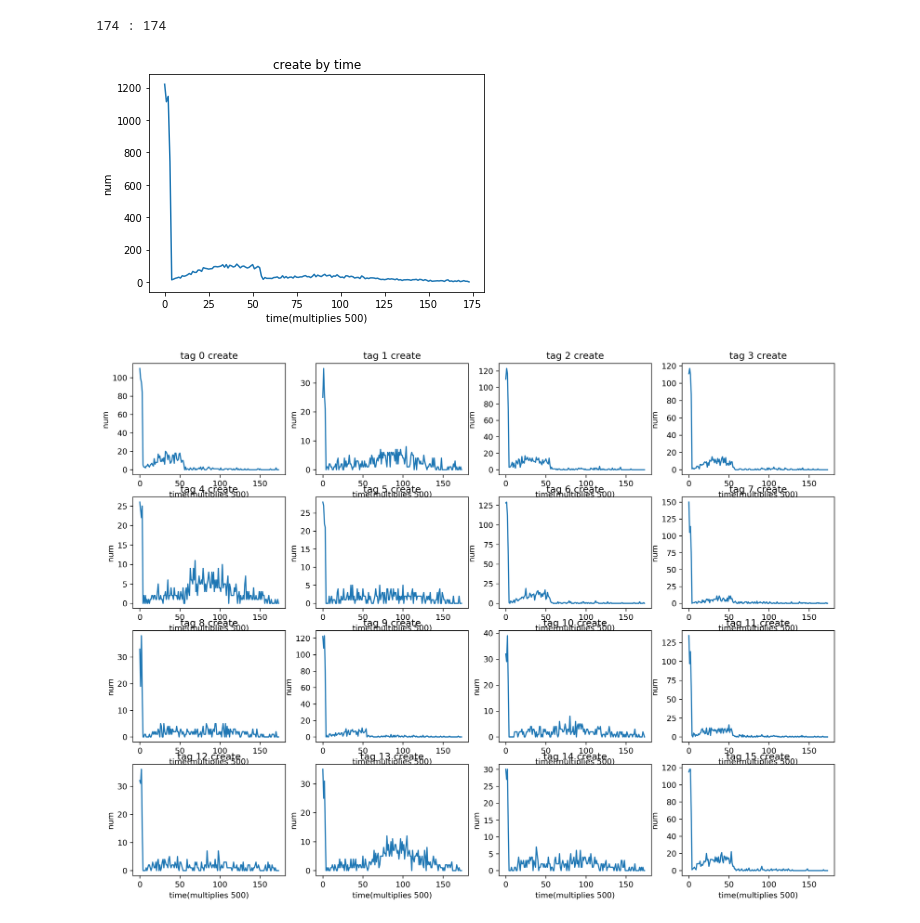
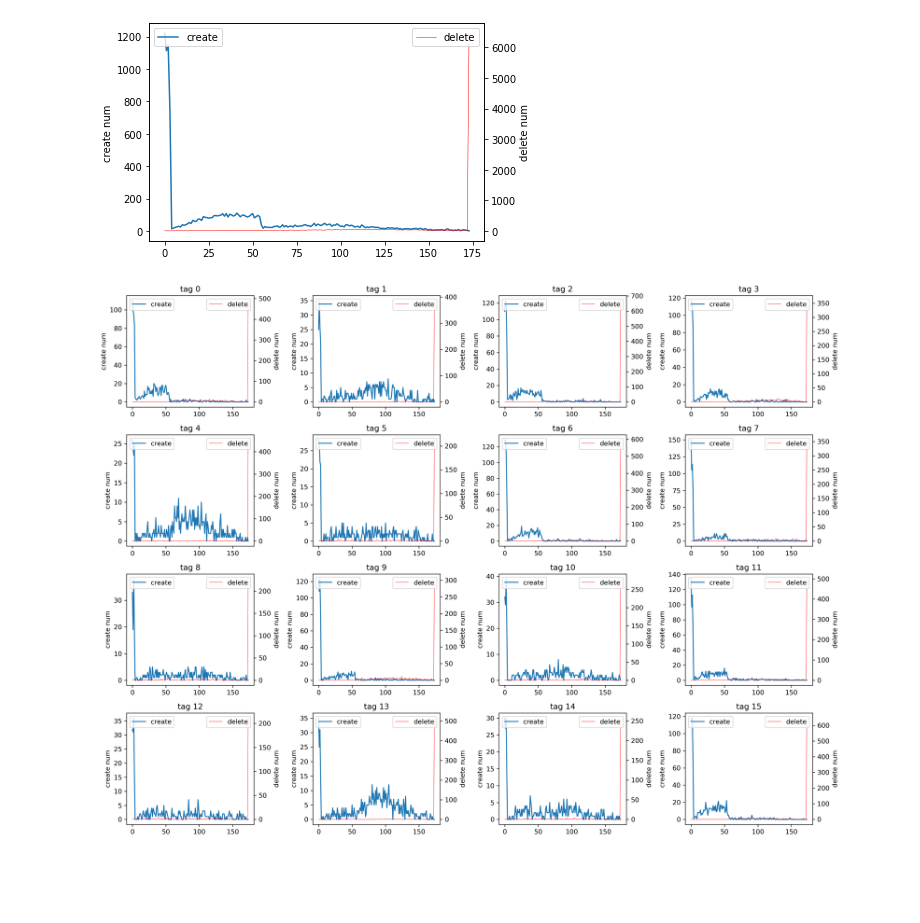
Before and after one commit to thoseJanes/Huawei-CodeCraft-2025, a Jupyter notebook: data/dataInspect.ipynb, the cells around one changed output. Drawn from its saved outputs; the diff is of its cells as text; code cells hidden in the pictures; blank space fills up the shorter version.

```diff
--- a/data/dataInspect.ipynb
+++ b/data/dataInspect.ipynb
@@ -157,30 +228,49 @@ plt.show()
 # %%
-# 绘制每interval个时间步内的对象创建数量
+# 绘制每interval个时间步内的对象创建数量和删除数量
 interval = 500
-btype = 'create'
 dim = int((ds.TOLTIME-1)/interval)+1
-data = ds.bucketNum(interval, btype)
-tlist = [i for i in range(dim)]
-print(dim, ':' ,len(data))
-assert(dim == len(data))
-plt.plot(tlist, data)
-plt.title('{} by time'.format(btype))
+
+timelist = [i for i in range(dim)]
+tag = ['create', 'delete']
+data = ds.timeBucketNum(interval, tag[0])
+axis1 =  plt.subplot()
+axis1.plot(timelist, data, label = tag[0])
+axis1.set_ylabel('{} num'.format(tag[0]))
+
+data = ds.timeBucketNum(interval, tag[1])
+axis2 = axis1.twinx()
+axis2.plot(timelist, data, 'r-', linewidth=0.5, label = tag[1])
+axis2.set_ylabel('{} num'.format(tag[1]))
+
+axis1.legend(loc = 'upper left')
+axis2.legend(loc = 'upper right')
+
 plt.xlabel('time(multiplies {})'.format(interval))
-plt.ylabel('num')
-plt.show()
+plt.plot()
 
-# 分别绘制每个tag的 每interval个时间步内的对象创建数量
+# 分别绘制每个tag的 每interval个时间步内的请求数量
 plt.figure(figsize=(16, 12), dpi=300)
 for i in range(ds.TAGNUM):
-    plt.subplot(4, 4, i+1)
-    data = ds.tagBucketNum(interval, i+1, btype)
-    plt.plot(tlist, data)
-    plt.title('tag {} {}'.format(i, btype))
+    axis1 = plt.subplot(4, 4, i+1)
+    data = ds.timeBucketNumByTag(interval, i+1, tag[0])
+    axis1.plot(timelist, data, label = tag[0])
+    axis1.set_ylabel('{} num'.format(tag[0]))
+
+
+    axis2 = axis1.twinx()
+    data = ds.timeBucketNumByTag(interval, i+1, tag[1])
+    axis2.plot(timelist, data, 'r-', linewidth=0.5, label=tag[1])
+    axis2.set_ylabel('{} num'.format(tag[1]))
+
+    axis1.legend(loc = 'upper left')
+    axis2.legend(loc = 'upper right')
+
+    plt.title('tag {}'.format(i))
     plt.xlabel('time(multiplies {})'.format(interval))
-    plt.ylabel('num')
+    plt.tight_layout()
+    plt.plot()
 # 显示图形
 plt.show()
 # %% [output]
-174 : 174
-[figure, old version]
+[figure, new version]
-[figure, old version]
+[figure, new version]
```
Also changed, not shown: parts of 3 cells of this notebook.
